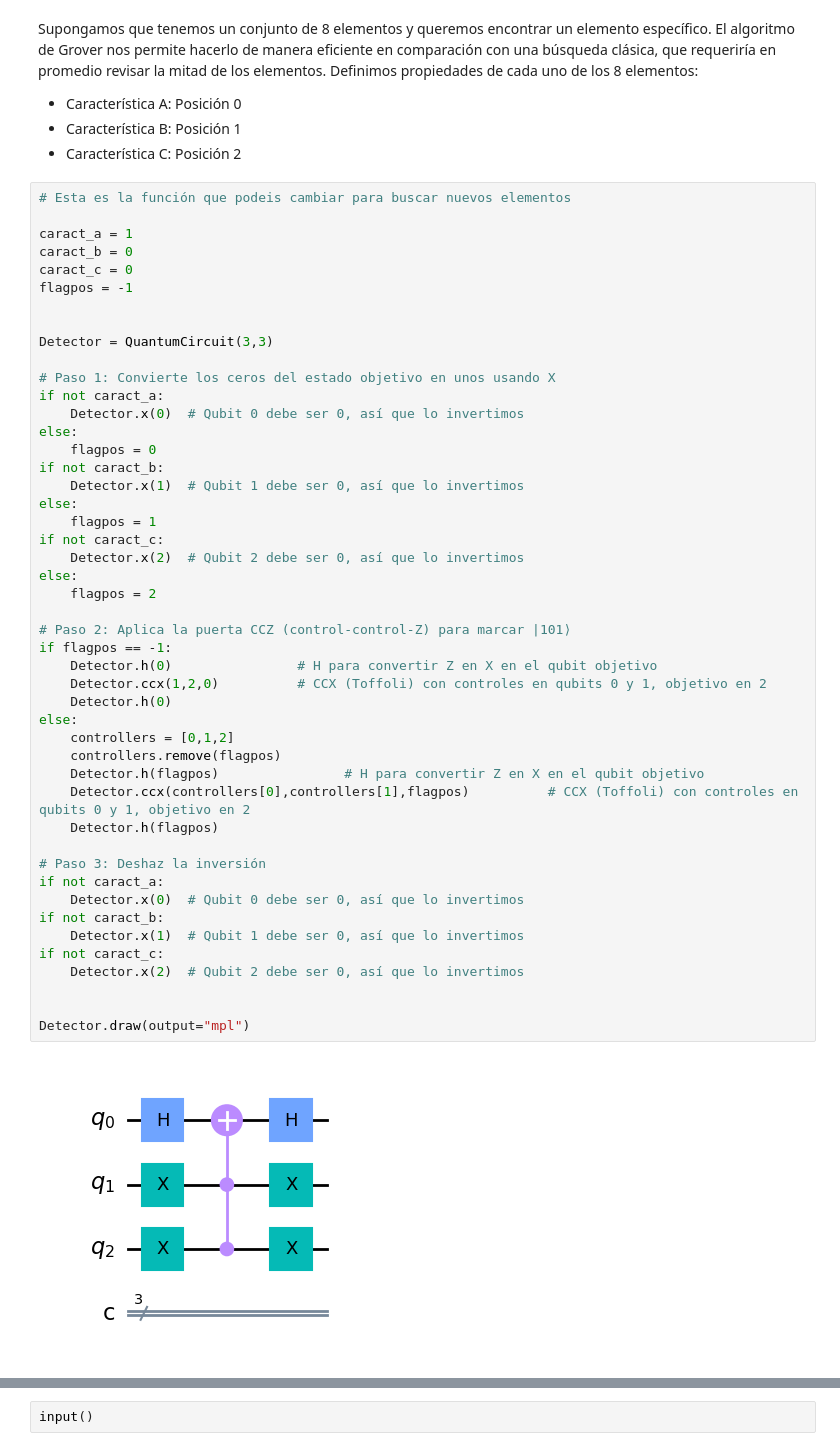
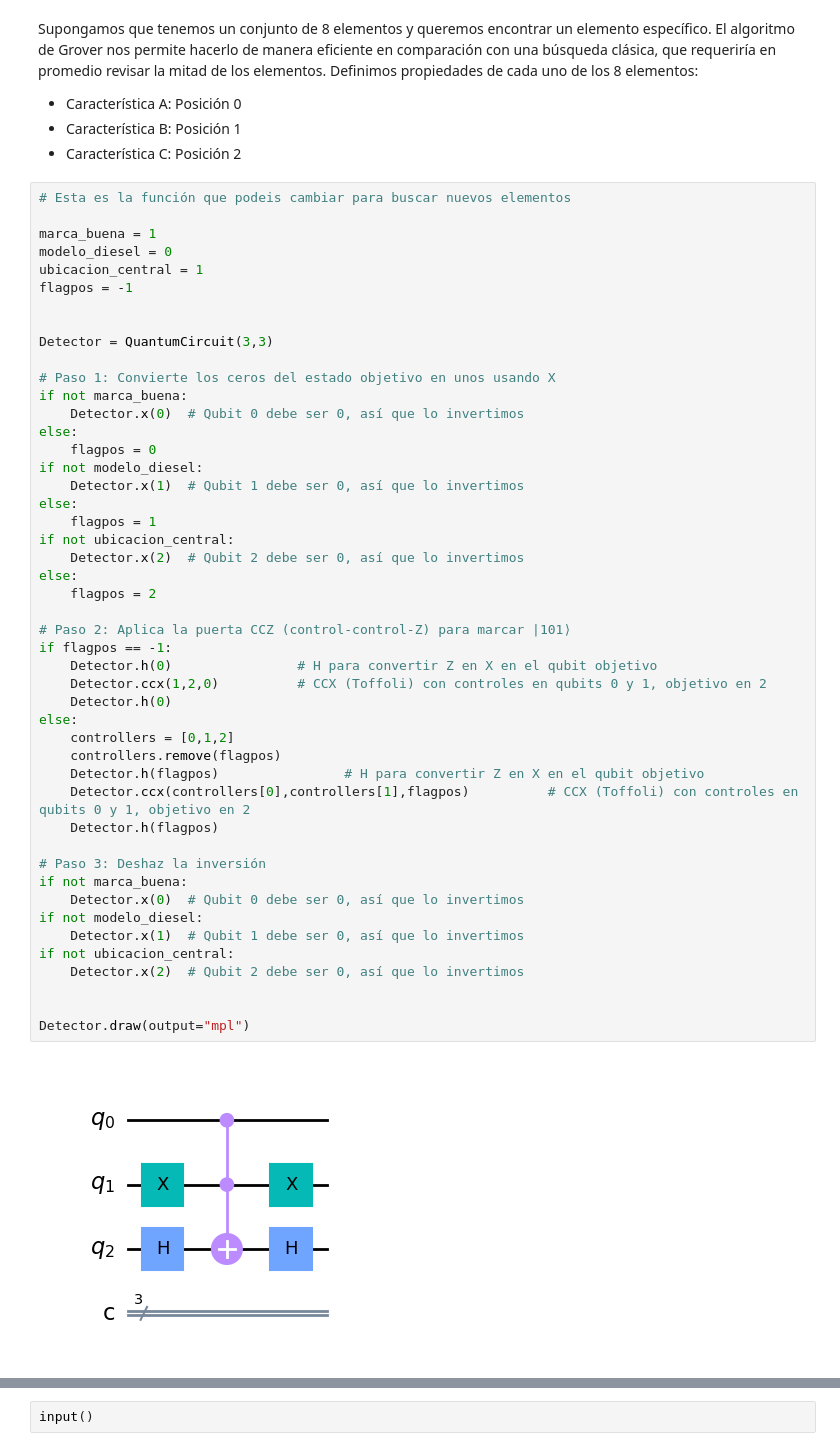
Before and after one commit to xillegas/mscqthesis, a Jupyter notebook: code/Grover.ipynb, the cells around one changed output, grey strips where cells are left out. Cells and saved outputs as stored; diff of their text form.

Commit message:
Actualizando resultados y definiendo características

```diff
--- a/code/Grover.ipynb
+++ b/code/Grover.ipynb
@@ -36,52 +36,52 @@ Definimos propiedades de cada uno de los 8 elementos:
 # %%
 # Esta es la función que podeis cambiar para buscar nuevos elementos
 
-caract_a = 1
-caract_b = 0
-caract_c = 0
+marca_buena = 1
+modelo_diesel = 0
+ubicacion_central = 1
 flagpos = -1
 
 
 Detector = QuantumCircuit(3,3)
 
 # Paso 1: Convierte los ceros del estado objetivo en unos usando X
-if not caract_a:
+if not marca_buena:
     Detector.x(0)  # Qubit 0 debe ser 0, así que lo invertimos
 else:
     flagpos = 0
-if not caract_b:
+if not modelo_diesel:
     Detector.x(1)  # Qubit 1 debe ser 0, así que lo invertimos
 else:
     flagpos = 1
-if not caract_c:
+if not ubicacion_central:
     Detector.x(2)  # Qubit 2 debe ser 0, así que lo invertimos
 else:
     flagpos = 2
 
 # Paso 2: Aplica la puerta CCZ (control-control-Z) para marcar |101⟩
 if flagpos == -1:
     Detector.h(0)                # H para convertir Z en X en el qubit objetivo
     Detector.ccx(1,2,0)          # CCX (Toffoli) con controles en qubits 0 y 1, objetivo en 2
     Detector.h(0)
 else:
     controllers = [0,1,2]
     controllers.remove(flagpos)
     Detector.h(flagpos)                # H para convertir Z en X en el qubit objetivo
     Detector.ccx(controllers[0],controllers[1],flagpos)          # CCX (Toffoli) con controles en qubits 0 y 1, objetivo en 2
     Detector.h(flagpos)
 
 # Paso 3: Deshaz la inversión
-if not caract_a:
+if not marca_buena:
     Detector.x(0)  # Qubit 0 debe ser 0, así que lo invertimos
-if not caract_b:
+if not modelo_diesel:
     Detector.x(1)  # Qubit 1 debe ser 0, así que lo invertimos
-if not caract_c:
+if not ubicacion_central:
     Detector.x(2)  # Qubit 2 debe ser 0, así que lo invertimos
 
 
 Detector.draw(output="mpl")
 # %% [output]
-[figure, old version]
+[figure, new version]
 # %%
 circ = QuantumCircuit(3,3)
 circ.h(range(3))
```
Also changed, not shown: parts of 2 cells of this notebook.
